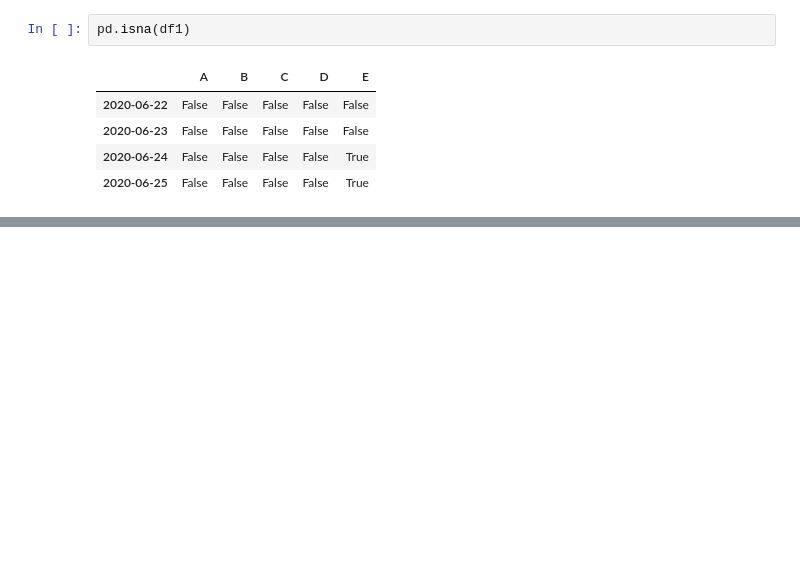
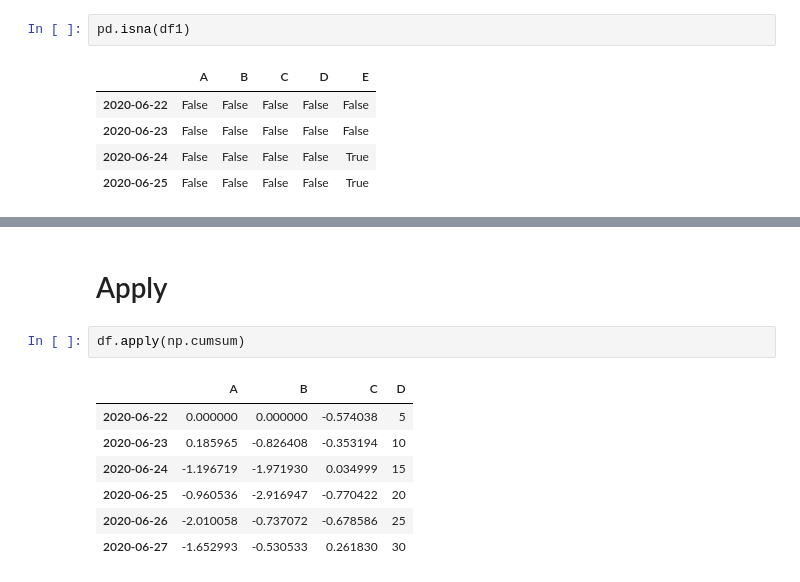
Before and after one commit to KIMS-Github/TIL_, a Jupyter notebook: pandas_10min_practice/pandas_practice_001.ipynb, the cells around one changed output, grey strips where cells are left out. Saved outputs shown, nothing was run; the diff lists cells and outputs as text; blank space fills up the shorter version.

```diff
--- a/pandas_10min_practice/pandas_practice_001.ipynb
+++ b/pandas_10min_practice/pandas_practice_001.ipynb
@@ -367,0 +435,12 @@ pd.isna(df1)
+# %% [markdown]
+# Apply
+# %%
+df.apply(np.cumsum)
+# %% [output]
+|  | A | B | C | D |
+| 2020-06-22 | 0.000000 | 0.000000 | -0.574038 | 5 |
+| 2020-06-23 | 0.185965 | -0.826408 | -0.353194 | 10 |
+| 2020-06-24 | -1.196719 | -1.971930 | 0.034999 | 15 |
+| 2020-06-25 | -0.960536 | -2.916947 | -0.770422 | 20 |
+| 2020-06-26 | -2.010058 | -0.737072 | -0.678586 | 25 |
+| 2020-06-27 | -1.652993 | -0.530533 | 0.261830 | 30 |
```
Also changed, not shown: parts of 42 cells of this notebook.
